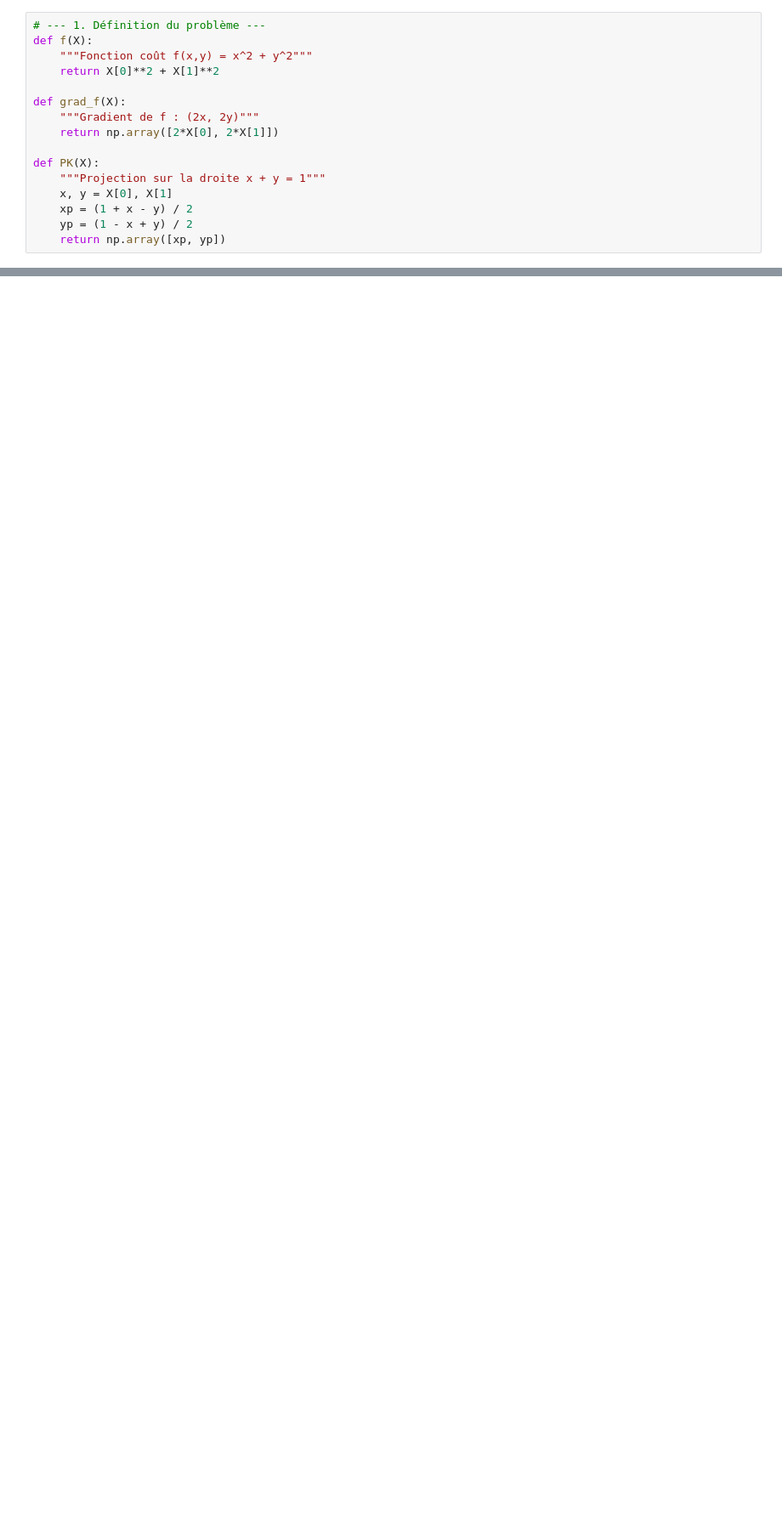
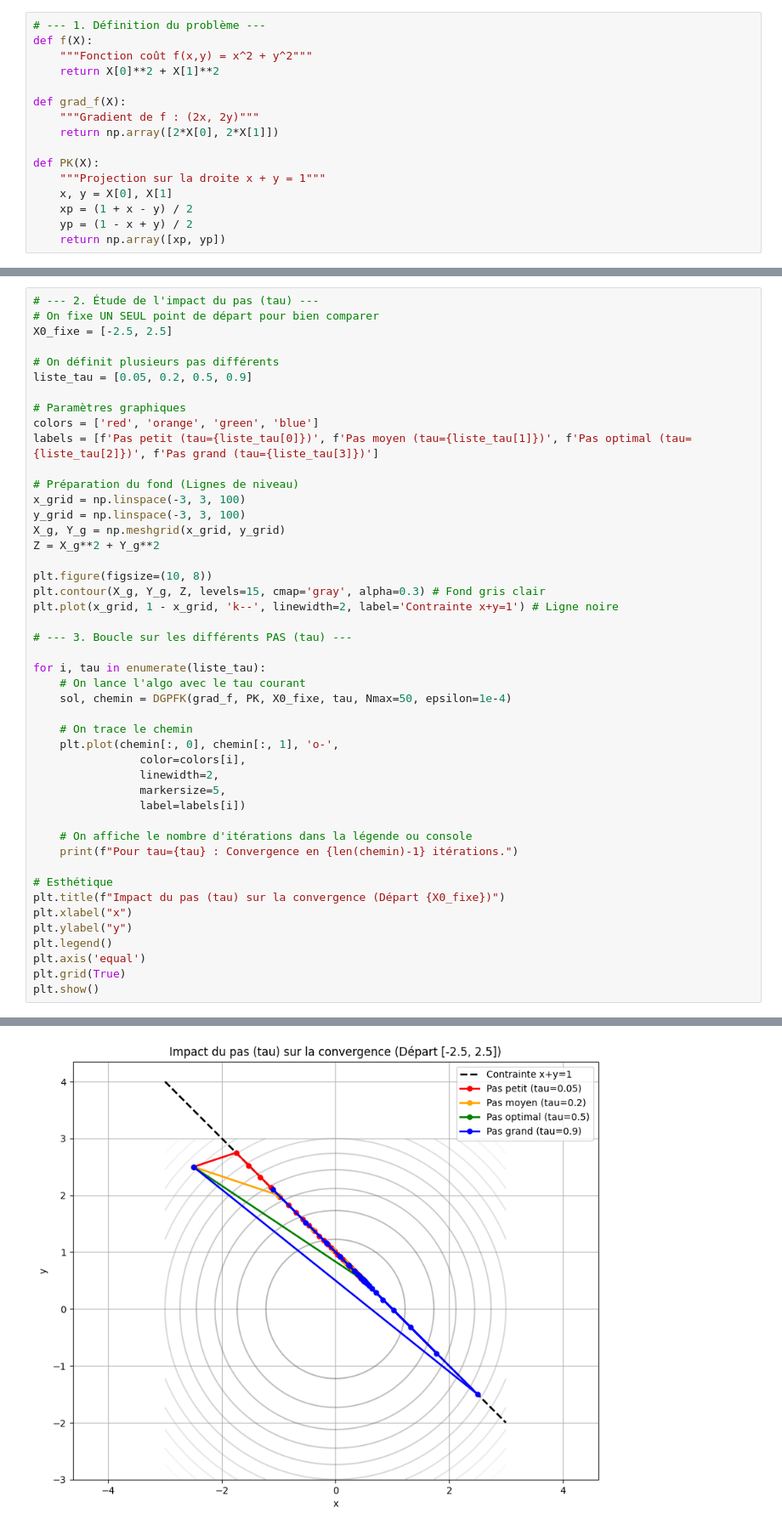
Before and after one commit to AbdeslemHMN/Optimisation-diff-rentiable-sous-contraintes, a Jupyter notebook: TP1_Méthode de gradient projecté/app.ipynb, the cells around one changed output, grey strips where cells are left out. Shown at 85% size. Saved outputs shown, nothing was run; the diff lists cells and outputs as text; blank space fills up the shorter version.

```diff
--- a/TP1_Méthode de gradient projecté/app.ipynb
+++ b/TP1_Méthode de gradient projecté/app.ipynb
@@ -136,3 +137,50 @@ Point de départ [-2.0, 2.0] -> Solution trouvée : [0.49999488 0.50000512], f(s
 --- Discussion Critères d'arrêt ---
 1. Variation de X (||X_{k+1} - X_k|| < eps) : Utilisé ici. Simple, mais peut arrêter trop tôt si la convergence est très lente.
 2. Stationnarité (||X - P_K(X - grad f(X))|| < eps) : Plus robuste mathématiquement, mesure à quel point on respecte KKT.
+# %%
+# --- 2. Étude de l'impact du pas (tau) ---
+# On fixe UN SEUL point de départ pour bien comparer
+X0_fixe = [-2.5, 2.5]
+
+# On définit plusieurs pas différents
+liste_tau = [0.05, 0.2, 0.5, 0.9]
+
+# Paramètres graphiques
+colors = ['red', 'orange', 'green', 'blue']
+labels = [f'Pas petit (tau={liste_tau[0]})', f'Pas moyen (tau={liste_tau[1]})', f'Pas optimal (tau={liste_tau[2]})', f'Pas grand (tau={liste_tau[3]})']
+
+# Préparation du fond (Lignes de niveau)
+x_grid = np.linspace(-3, 3, 100)
+y_grid = np.linspace(-3, 3, 100)
+X_g, Y_g = np.meshgrid(x_grid, y_grid)
+Z = X_g**2 + Y_g**2
+
+plt.figure(figsize=(10, 8))
+plt.contour(X_g, Y_g, Z, levels=15, cmap='gray', alpha=0.3) # Fond gris clair
+plt.plot(x_grid, 1 - x_grid, 'k--', linewidth=2, label='Contrainte x+y=1') # Ligne noire
+
+# --- 3. Boucle sur les différents PAS (tau) ---
+
+for i, tau in enumerate(liste_tau):
+    # On lance l'algo avec le tau courant
+    sol, chemin = DGPFK(grad_f, PK, X0_fixe, tau, Nmax=50, epsilon=1e-4)
+
+    # On trace le chemin
+    plt.plot(chemin[:, 0], chemin[:, 1], 'o-',
+                color=colors[i],
+                linewidth=2,
+                markersize=5,
+                label=labels[i])
+
+    # On affiche le nombre d'itérations dans la légende ou console
+    print(f"Pour tau={tau} : Convergence en {len(chemin)-1} itérations.")
+
+# Esthétique
+plt.title(f"Impact du pas (tau) sur la convergence (Départ {X0_fixe})")
+plt.xlabel("x")
+plt.ylabel("y")
+plt.legend()
+plt.axis('equal')
+plt.grid(True)
+plt.show()
+# %% [output]
@@ -138,0 +195 @@ Point de départ [-2.0, 2.0] -> Solution trouvée : [0.49999488 0.50000512], f(s
+[figure, added]
```
Also changed, not shown: parts of 14 cells of this notebook.
